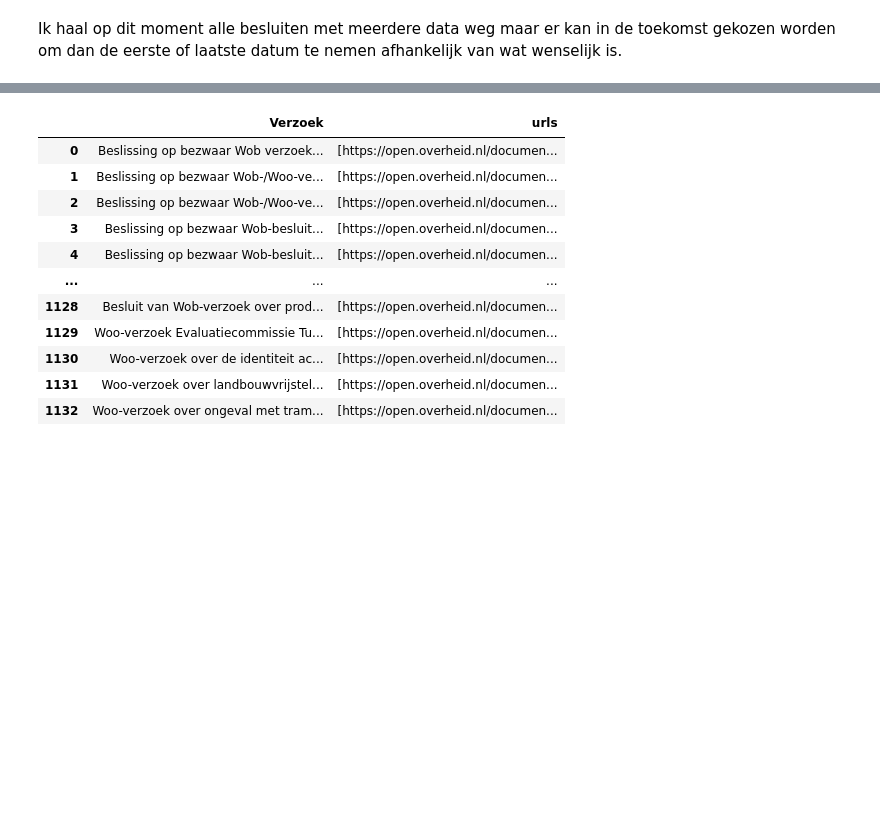
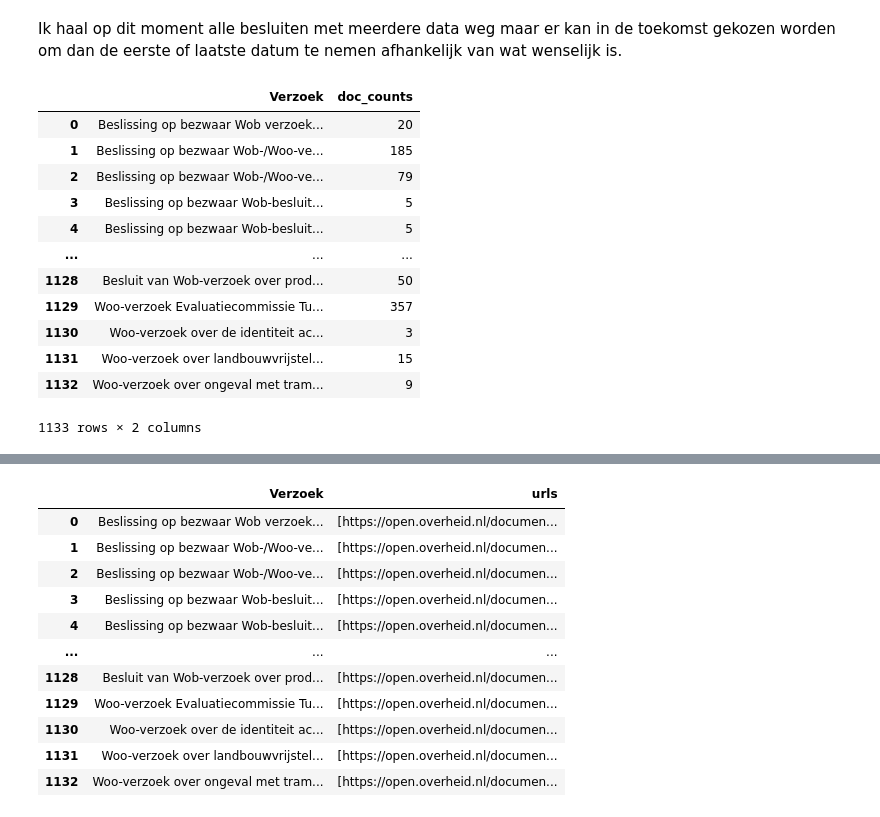
Before and after one commit to R0m4ndu/Woo-Scriptie-Ramon, a Jupyter notebook: Notebooks/Verzoekdata.ipynb, the cells around one changed output, grey strips where cells are left out. Drawn from its saved outputs; the diff is of its cells as text; code cells hidden in the pictures; blank space fills up the shorter version.

```diff
--- a/Notebooks/Verzoekdata.ipynb
+++ b/Notebooks/Verzoekdata.ipynb
@@ -313,3 +281,21 @@ print(str((dates/total) * 100) + ' % met verzoekdatum')
 35.13513513513514 % met verzoekdatum
 # %% [markdown]
 Ik haal op dit moment alle besluiten met meerdere data weg maar er kan in de toekomst gekozen worden om dan de eerste of laatste datum te nemen afhankelijk van wat wenselijk is.
+# %%
+df_length = Dataframe.groupby(['Verzoek'])['Doc_len'].sum().reset_index(name='doc_counts')
+
+display(df_length)
+# %% [output]
+|  | Verzoek | doc_counts |
+| 0 | Beslissing op bezwaar Wob verzoek... | 20 |
+| 1 | Beslissing op bezwaar Wob-/Woo-ve... | 185 |
+| 2 | Beslissing op bezwaar Wob-/Woo-ve... | 79 |
+| 3 | Beslissing op bezwaar Wob-besluit... | 5 |
+| 4 | Beslissing op bezwaar Wob-besluit... | 5 |
+| ... | ... | ... |
+| 1128 | Besluit van Wob-verzoek over prod... | 50 |
+| 1129 | Woo-verzoek Evaluatiecommissie Tu... | 357 |
+| 1130 | Woo-verzoek over de identiteit ac... | 3 |
+| 1131 | Woo-verzoek over landbouwvrijstel... | 15 |
+| 1132 | Woo-verzoek over ongeval met tram... | 9 |
+1133 rows × 2 columns
```
Also changed, not shown: parts of 27 cells of this notebook.
